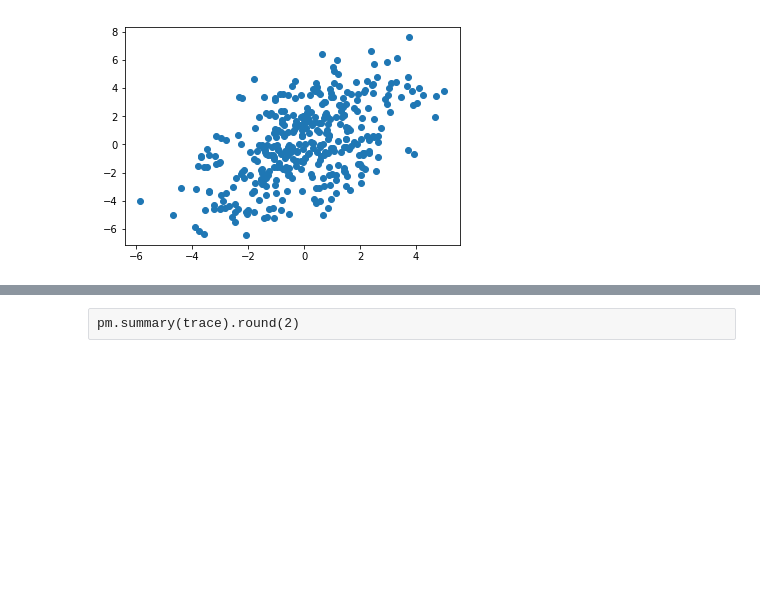
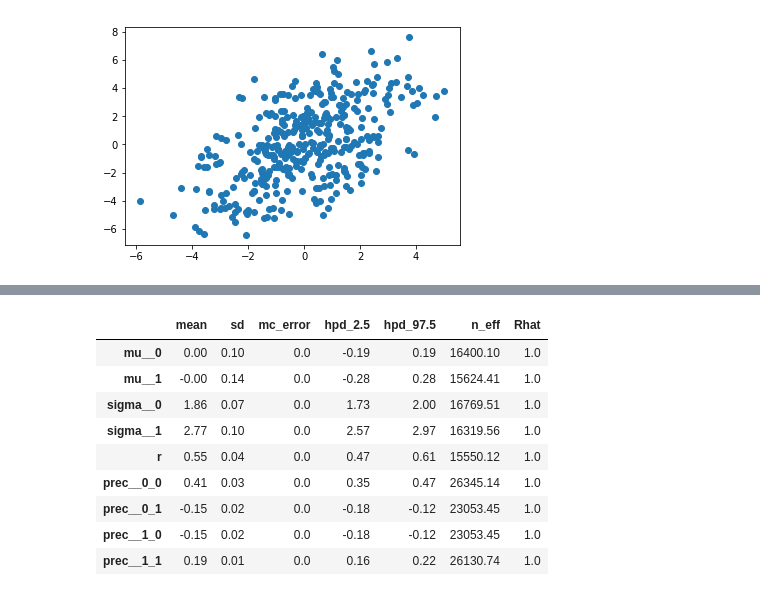
Before and after one commit to hstrey/fMRI-analysis, a Jupyter notebook: OU Resting State Bayesian Pearson.ipynb, the cells around one changed output, grey strips where cells are left out. Drawn from its saved outputs; the diff is of its cells as text; code cells hidden in the pictures; blank space fills up the shorter version.

```diff
--- a/OU Resting State Bayesian Pearson.ipynb
+++ b/OU Resting State Bayesian Pearson.ipynb
@@ -106,2 +106,13 @@ array([[<matplotlib.axes._subplots.AxesSubplot object at 0x...>,
-# %% [raw]
-pm.summary(trace).round(2)
+# %%
+pm.summary(trace).round(2)
+# %% [output]
+|  | mean | sd | mc_error | hpd_2.5 | hpd_97.5 | n_eff | Rhat |
+| mu__0 | 0.00 | 0.10 | 0.0 | -0.19 | 0.19 | 16400.10 | 1.0 |
+| mu__1 | -0.00 | 0.14 | 0.0 | -0.28 | 0.28 | 15624.41 | 1.0 |
+| sigma__0 | 1.86 | 0.07 | 0.0 | 1.73 | 2.00 | 16769.51 | 1.0 |
+| sigma__1 | 2.77 | 0.10 | 0.0 | 2.57 | 2.97 | 16319.56 | 1.0 |
+| r | 0.55 | 0.04 | 0.0 | 0.47 | 0.61 | 15550.12 | 1.0 |
+| prec__0_0 | 0.41 | 0.03 | 0.0 | 0.35 | 0.47 | 26345.14 | 1.0 |
+| prec__0_1 | -0.15 | 0.02 | 0.0 | -0.18 | -0.12 | 23053.45 | 1.0 |
+| prec__1_0 | -0.15 | 0.02 | 0.0 | -0.18 | -0.12 | 23053.45 | 1.0 |
+| prec__1_1 | 0.19 | 0.01 | 0.0 | 0.16 | 0.22 | 26130.74 | 1.0 |
```
Also changed, not shown: parts of 1 cell of this notebook.
